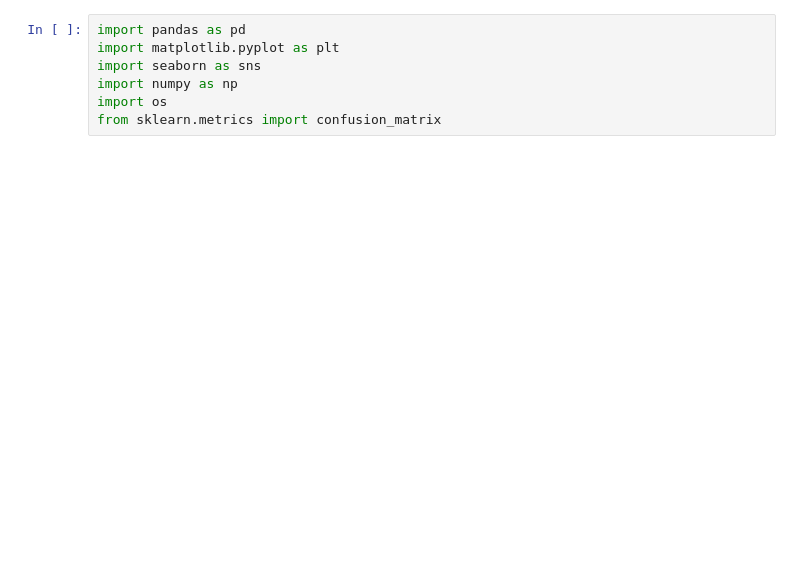
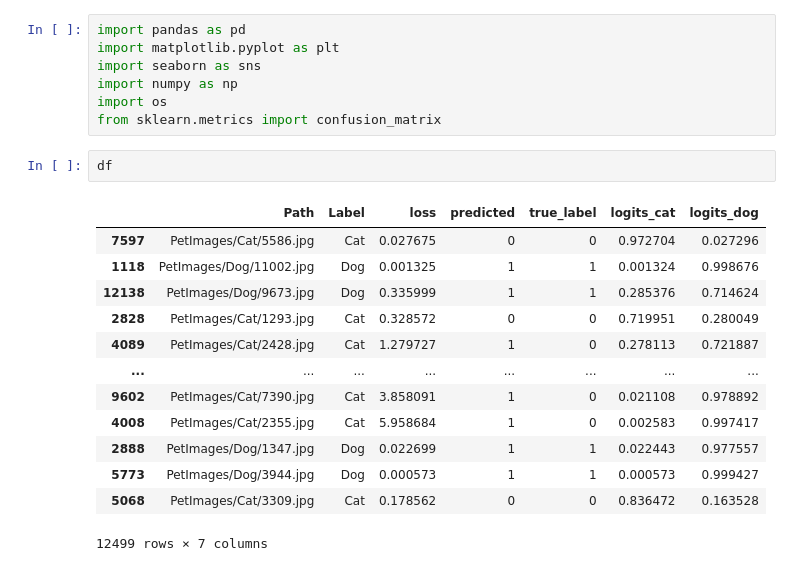
Before and after one commit to MockaWolke/featout_hackathon, a Jupyter notebook: analize_worst.ipynb, the cells around one changed output. Saved outputs shown, nothing was run; the diff lists cells and outputs as text; blank space fills up the shorter version.

```diff
--- a/analize_worst.ipynb
+++ b/analize_worst.ipynb
@@ -5,3 +5,19 @@ import seaborn as sns
 import numpy as np
 import os
 from sklearn.metrics import confusion_matrix
+# %%
+df
+# %% [output]
+|  | Path | Label | loss | predicted | true_label | logits_cat | logits_dog |
+| 7597 | PetImages/Cat/5586.jpg | Cat | 0.027675 | 0 | 0 | 0.972704 | 0.027296 |
+| 1118 | PetImages/Dog/11002.jpg | Dog | 0.001325 | 1 | 1 | 0.001324 | 0.998676 |
+| 12138 | PetImages/Dog/9673.jpg | Dog | 0.335999 | 1 | 1 | 0.285376 | 0.714624 |
+| 2828 | PetImages/Cat/1293.jpg | Cat | 0.328572 | 0 | 0 | 0.719951 | 0.280049 |
+| 4089 | PetImages/Cat/2428.jpg | Cat | 1.279727 | 1 | 0 | 0.278113 | 0.721887 |
+| ... | ... | ... | ... | ... | ... | ... | ... |
+| 9602 | PetImages/Cat/7390.jpg | Cat | 3.858091 | 1 | 0 | 0.021108 | 0.978892 |
+| 4008 | PetImages/Cat/2355.jpg | Cat | 5.958684 | 1 | 0 | 0.002583 | 0.997417 |
+| 2888 | PetImages/Dog/1347.jpg | Dog | 0.022699 | 1 | 1 | 0.022443 | 0.977557 |
+| 5773 | PetImages/Dog/3944.jpg | Dog | 0.000573 | 1 | 1 | 0.000573 | 0.999427 |
+| 5068 | PetImages/Cat/3309.jpg | Cat | 0.178562 | 0 | 0 | 0.836472 | 0.163528 |
+12499 rows × 7 columns
```
Also changed, not shown: parts of 7 cells of this notebook, 7 other files.
